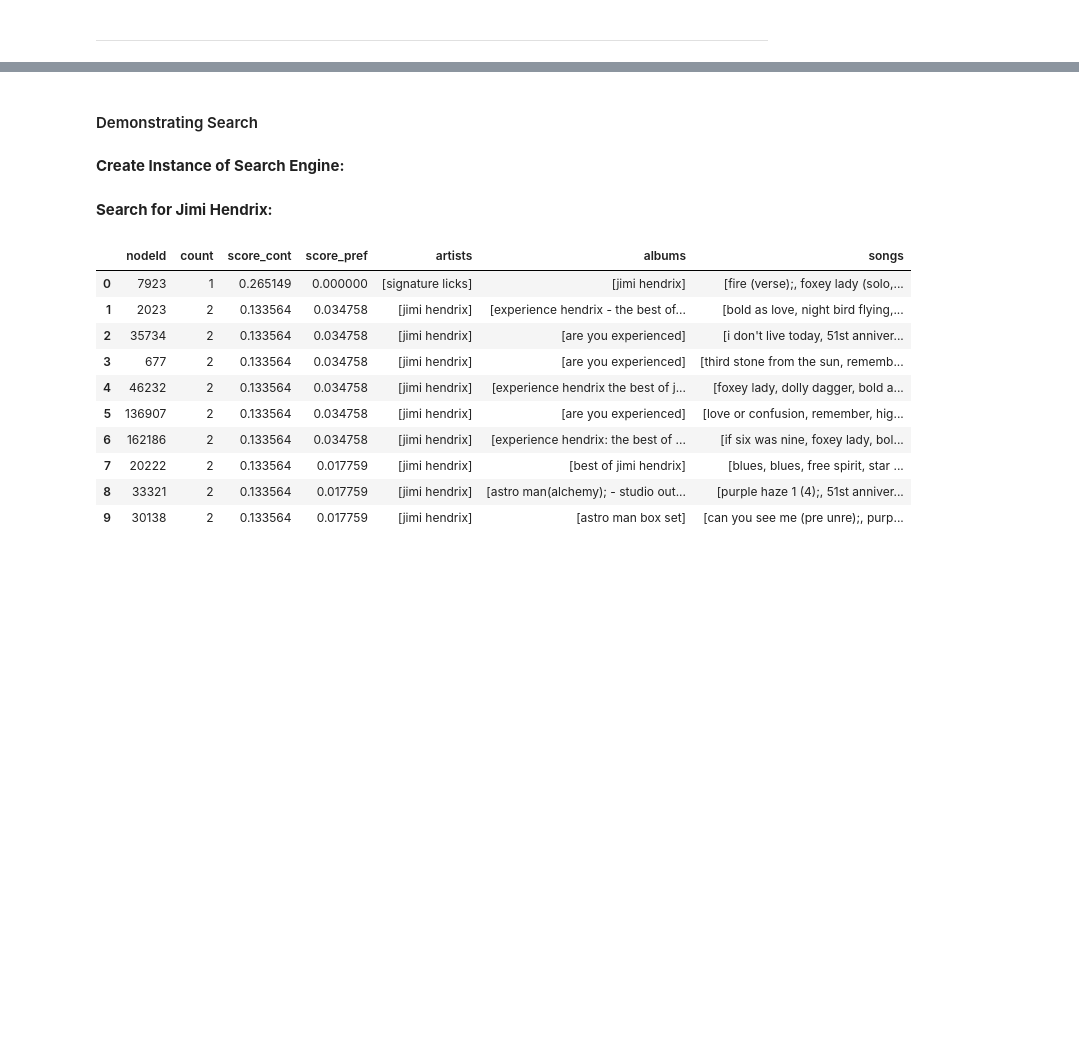
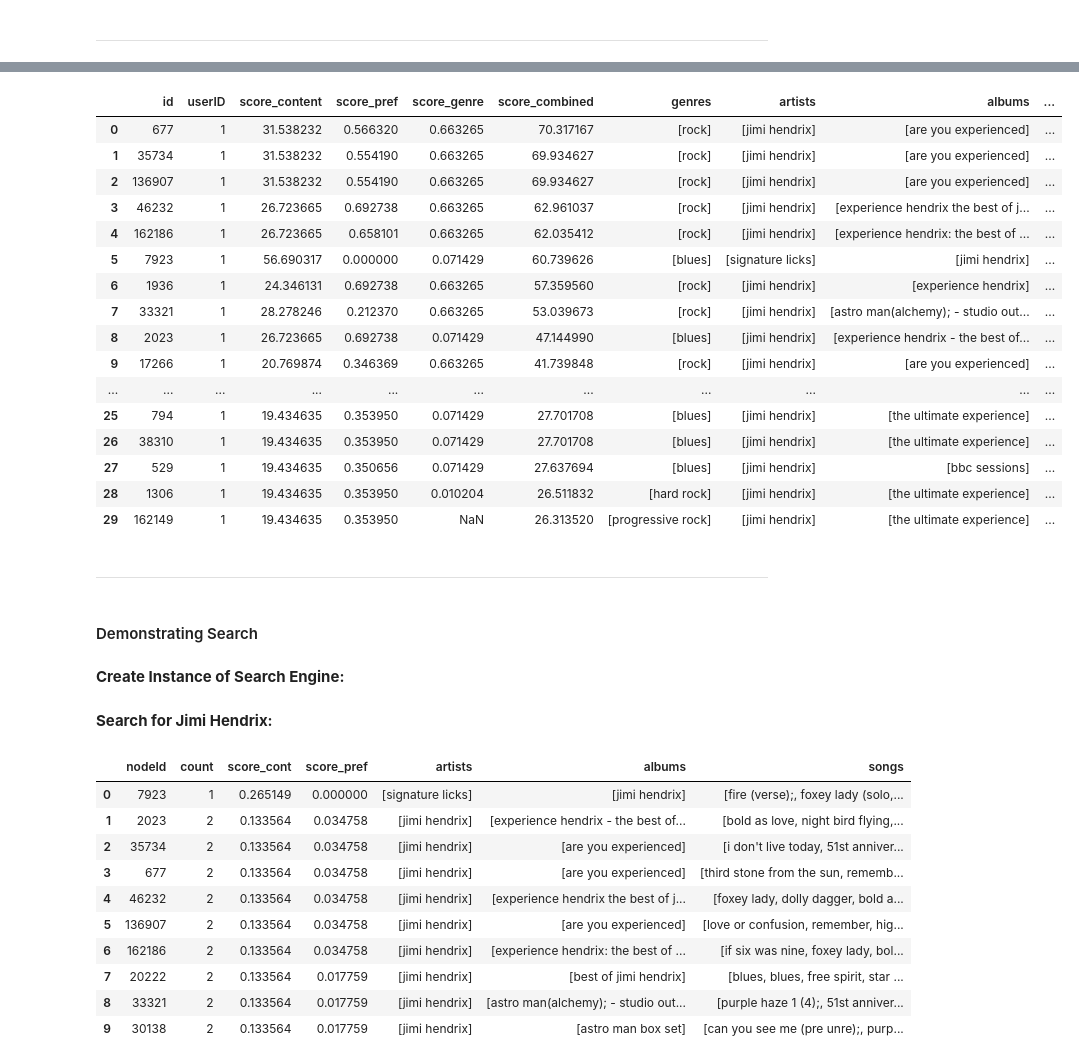
Before and after one commit to julianschelb/gdma-project, a Jupyter notebook: 05_Searching_Demo.ipynb, the cells around one changed output, grey strips where cells are left out. Cells and saved outputs as stored; diff of their text form; code cells hidden in the pictures; blank space fills up the shorter version.

Commit message:
Task 4: user pref score

```diff
--- a/05_Searching_Demo.ipynb
+++ b/05_Searching_Demo.ipynb
@@ -209,3 +417,80 @@ This search incorporates nodes corresponding to the input string on the one hand
+# %%
+query = """// Search input
+WITH
+1 as userID,
+'Jimi Hendrix purple haze are you experienced' as searchQuery,
+//'Ludwig van Beethoven Für Elise Symphony' as searchQuery,
+'all' as searchMask
+
+CALL {
+    // Artists
+    WITH searchQuery, searchMask
+    CALL db.index.fulltext.queryNodes('artists', searchQuery)
+    YIELD node, score
+    WHERE searchMask = 'all' or searchMask = 'artists'
+    RETURN node, score
+    UNION
+
+    // Songs
+    WITH searchQuery, searchMask
+    CALL db.index.fulltext.queryNodes('songs', searchQuery)
+    YIELD node, score
+    WHERE searchMask = 'all' or searchMask = 'songs'
+    RETURN node, score
+    UNION
+
+    // Albums
+    WITH searchQuery, searchMask
+    CALL db.index.fulltext.queryNodes('albums', searchQuery)
+    YIELD node, score
+    WHERE searchMask = 'all' or searchMask = 'albums'
+    RETURN node, score
+}
+WITH node, score, userID
+MATCH (node)-[r:APPEARED_ON]->(c:CD)
+WITH DISTINCT c.id as id, c,  sum(score) as score_content, userID
+
+// Get more information about the CDs
+MATCH (c)-[:CONTAINS]->(ar:Artist)
+MATCH (c)-[:CONTAINS]->(ab:Album)
+MATCH (c)-[:CONTAINS]->(so:Song)
+MATCH (c)-[:BELONGS_TO]->(ge:Genre)
+OPTIONAL MATCH (c)<-[r:PREFERRES]-(u:User {id: userID})
+OPTIONAL MATCH (ge)<-[r2:PREFERRES]-(u2:User {id: userID})
+
+RETURN
+id, userID, score_content, sum(r.score) as score_pref, r2.score as score_genre ,
+score_content + (sum(r.score)  * score_content) + (COALESCE(r2.score, 0)  * score_content) as score_combined,
+collect(DISTINCT ge.genre) as genres,
+collect(DISTINCT ar.artist) as artists,
+collect(DISTINCT ab.album) as albums,
+collect(DISTINCT so.song) as songs
+
+ORDER BY score_combined DESC
+LIMIT 100"""
+
+dtf_data = pd.DataFrame([dict(_) for _ in session.run(query)])
+dtf_data.head(30)
+# %% [output]
+|  | id | userID | score_content | score_pref | score_genre | score_combined | genres | artists | albums | ... |
+| 0 | 677 | 1 | 31.538232 | 0.566320 | 0.663265 | 70.317167 | [rock] | [jimi hendrix] | [are you experienced] | ... |
+| 1 | 35734 | 1 | 31.538232 | 0.554190 | 0.663265 | 69.934627 | [rock] | [jimi hendrix] | [are you experienced] | ... |
+| 2 | 136907 | 1 | 31.538232 | 0.554190 | 0.663265 | 69.934627 | [rock] | [jimi hendrix] | [are you experienced] | ... |
+| 3 | 46232 | 1 | 26.723665 | 0.692738 | 0.663265 | 62.961037 | [rock] | [jimi hendrix] | [experience hendrix the best of j... | ... |
+| 4 | 162186 | 1 | 26.723665 | 0.658101 | 0.663265 | 62.035412 | [rock] | [jimi hendrix] | [experience hendrix: the best of ... | ... |
+| 5 | 7923 | 1 | 56.690317 | 0.000000 | 0.071429 | 60.739626 | [blues] | [signature licks] | [jimi hendrix] | ... |
+| 6 | 1936 | 1 | 24.346131 | 0.692738 | 0.663265 | 57.359560 | [rock] | [jimi hendrix] | [experience hendrix] | ... |
+| 7 | 33321 | 1 | 28.278246 | 0.212370 | 0.663265 | 53.039673 | [rock] | [jimi hendrix] | [astro man(alchemy); - studio out... | ... |
+| 8 | 2023 | 1 | 26.723665 | 0.692738 | 0.071429 | 47.144990 | [blues] | [jimi hendrix] | [experience hendrix - the best of... | ... |
+| 9 | 17266 | 1 | 20.769874 | 0.346369 | 0.663265 | 41.739848 | [rock] | [jimi hendrix] | [are you experienced] | ... |
+| ... | ... | ... | ... | ... | ... | ... | ... | ... | ... | ... |
+| 25 | 794 | 1 | 19.434635 | 0.353950 | 0.071429 | 27.701708 | [blues] | [jimi hendrix] | [the ultimate experience] | ... |
+| 26 | 38310 | 1 | 19.434635 | 0.353950 | 0.071429 | 27.701708 | [blues] | [jimi hendrix] | [the ultimate experience] | ... |
+| 27 | 529 | 1 | 19.434635 | 0.350656 | 0.071429 | 27.637694 | [blues] | [jimi hendrix] | [bbc sessions] | ... |
+| 28 | 1306 | 1 | 19.434635 | 0.353950 | 0.010204 | 26.511832 | [hard rock] | [jimi hendrix] | [the ultimate experience] | ... |
+| 29 | 162149 | 1 | 19.434635 | 0.353950 | NaN | 26.313520 | [progressive rock] | [jimi hendrix] | [the ultimate experience] | ... |
+# %% [markdown]
+***
 # %% [markdown]
 #### Demonstrating Search
 # %%
```
Also changed, not shown: parts of 9 cells of this notebook, 1 other file.
